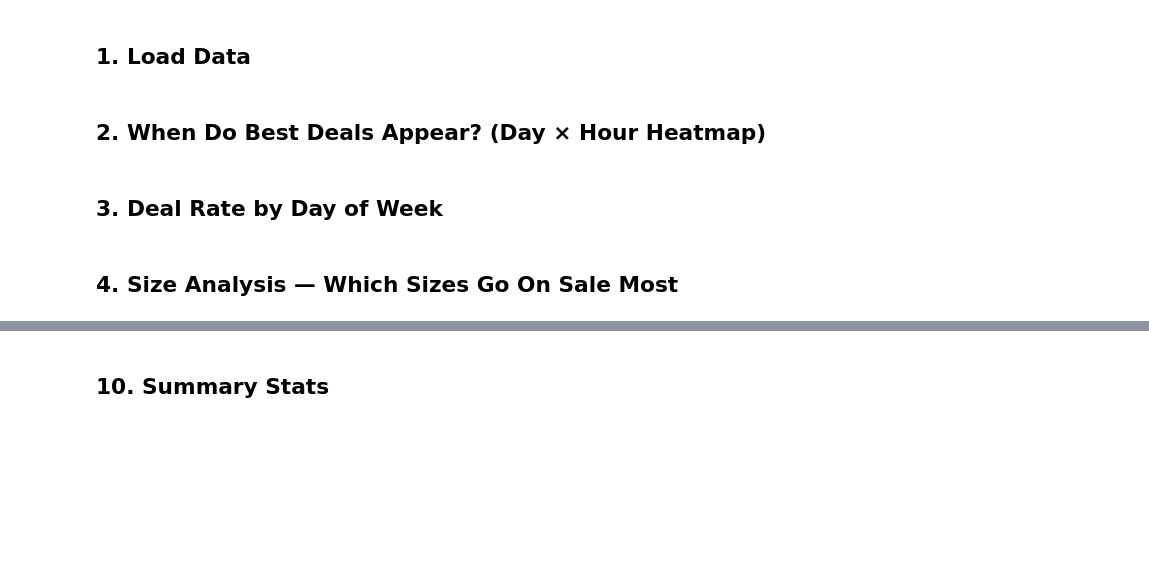
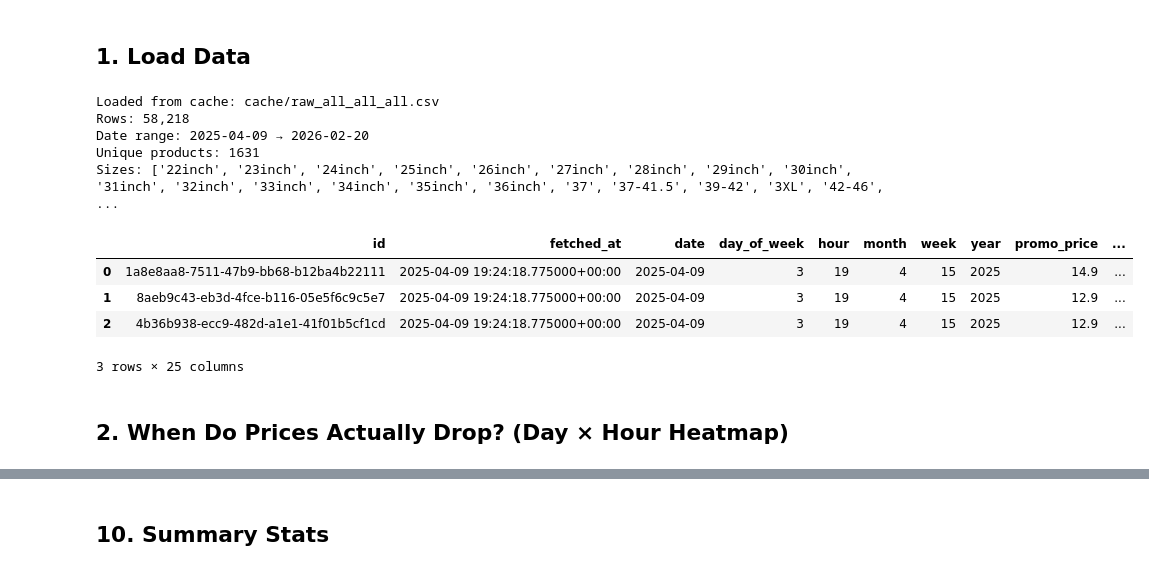
Before and after one commit to AlinaKhodko/uniqlo-project-multi-country, a Jupyter notebook: research.ipynb, the cells around one changed output, grey strips where cells are left out. Cells and saved outputs as stored; diff of their text form; code cells hidden in the pictures; blank space fills up the shorter version.

```diff
--- a/research.ipynb
+++ b/research.ipynb
@@ -25,18 +27,49 @@ print('Connected to Supabase')
 # %% [markdown]
 ## 1. Load Data
 # %%
+import os
+
 # --- CONFIG ---
-FILTER_SIZE   = 'M'       # set to None to see all sizes
+FILTER_SIZE   = None #['XS', 'S', 'M', 'L', 'XL']  # set to None to see all sizes
 FILTER_GENDER = None      # 'woman', 'man', or None
 DAYS_BACK     = None      # last N days, or None for all history
+FORCE_RELOAD  = False     # set True to re-fetch from DB and overwrite cache
 
-df_raw = load_timeseries(engine, size=FILTER_SIZE, gender=FILTER_GENDER, days=DAYS_BACK)
+# Build a cache filename that reflects the active filters
+_size_tag   = '-'.join(FILTER_SIZE) if isinstance(FILTER_SIZE, list) else (FILTER_SIZE or 'all')
+_gender_tag = FILTER_GENDER or 'all'
+_days_tag   = str(DAYS_BACK) if DAYS_BACK else 'all'
+CACHE_PATH  = f'cache/raw_{_size_tag}_{_gender_tag}_{_days_tag}.csv'
+
+os.makedirs('cache', exist_ok=True)
+
+if not FORCE_RELOAD and os.path.exists(CACHE_PATH):
+    df_raw = pd.read_csv(CACHE_PATH)
+    df_raw['fetched_at'] = pd.to_datetime(df_raw['fetched_at'], format='ISO8601')
+    df_raw['date']       = pd.to_datetime(df_raw['date'])
+    print(f'Loaded from cache: {CACHE_PATH}')
+else:
+    df_raw = load_timeseries(engine, size=FILTER_SIZE, gender=FILTER_GENDER, days=DAYS_BACK)
+    df_raw.to_csv(CACHE_PATH, index=False)
+    print(f'Fetched from DB and saved to: {CACHE_PATH}')
+
 df = engineer_features(df_raw)
 
-print(f'Loaded {len(df):,} rows')
+print(f'Rows: {len(df):,}')
 print(f'Date range: {df["fetched_at"].min().date()} → {df["fetched_at"].max().date()}')
 print(f'Unique products: {df["product_id"].nunique()}')
 print(f'Sizes: {sorted(df["size"].unique())}')
 df.head(3)
+# %% [output]
+Loaded from cache: cache/raw_all_all_all.csv
+Rows: 58,218
+Date range: 2025-04-09 → 2026-02-20
+Unique products: 1631
+Sizes: ['22inch', '23inch', '24inch', '25inch', '26inch', '27inch', '28inch', '29inch', '30inch', '31inch', '32inch', '33inch', '34inch', '35inch', '36inch', '37', '37-41.5', '39-42', '3XL', '42-46',  ...
+|  | id | fetched_at | date | day_of_week | hour | month | week | year | promo_price | ... |
+| 0 | 1a8e8aa8-7511-47b9-bb68-b12ba4b22111 | 2025-04-09 19:24:18.775000+00:00 | 2025-04-09 | 3 | 19 | 4 | 15 | 2025 | 14.9 | ... |
+| 1 | 8aeb9c43-eb3d-4fce-b116-05e5f6c9c5e7 | 2025-04-09 19:24:18.775000+00:00 | 2025-04-09 | 3 | 19 | 4 | 15 | 2025 | 12.9 | ... |
+| 2 | 4b36b938-ecc9-482d-a1e1-41f01b5cf1cd | 2025-04-09 19:24:18.775000+00:00 | 2025-04-09 | 3 | 19 | 4 | 15 | 2025 | 12.9 | ... |
+3 rows × 25 columns
 # %% [markdown]
-## 2. When Do Best Deals Appear? (Day × Hour Heatmap)
+## 2. When Do Prices Actually Drop? (Day × Hour Heatmap)
@@ -69,2 +75,0 @@ print(f"\nBest time to check: {best['best_day']} at {best['best_hour']:02d}:00
-# %% [markdown]
-## 3. Deal Rate by Day of Week
@@ -90,2 +75,0 @@ fig.show()
-# %% [markdown]
-## 4. Size Analysis — Which Sizes Go On Sale Most
```
Also changed, not shown: parts of 25 cells of this notebook, 3 other files.
